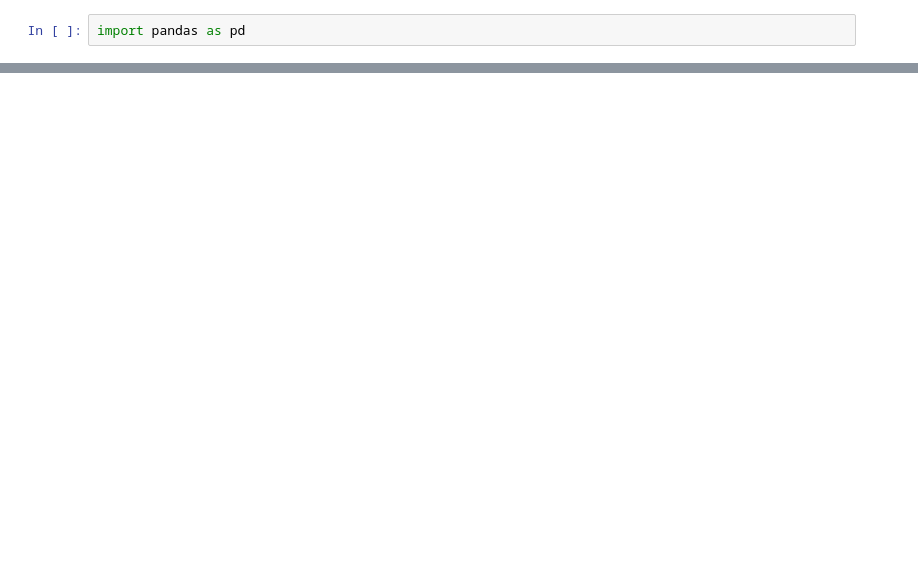
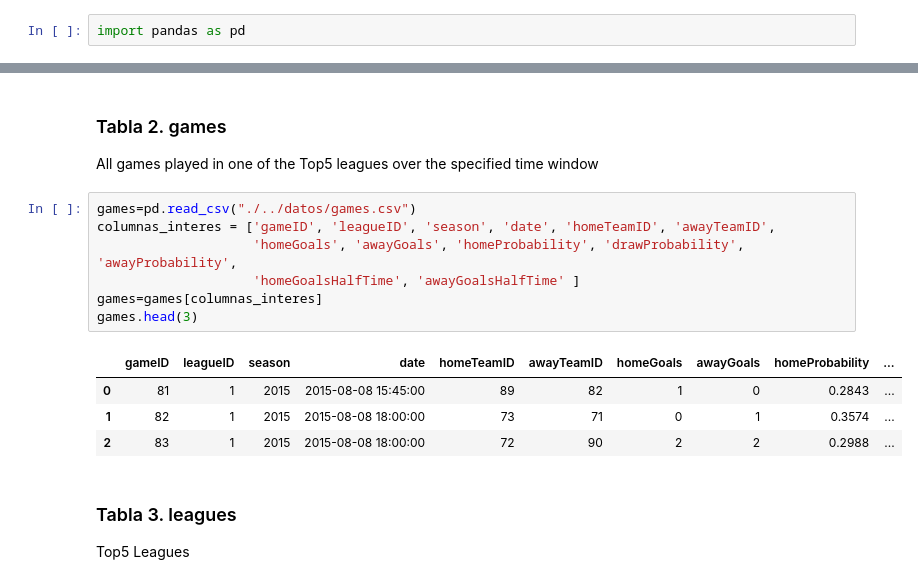
Before and after one commit to kevinerv/proyecto-portafolio, a Jupyter notebook: notebooks/analisis_inicial.ipynb, the cells around one changed output, grey strips where cells are left out. Drawn from its saved outputs; the diff is of its cells as text; blank space fills up the shorter version.

```diff
--- a/notebooks/analisis_inicial.ipynb
+++ b/notebooks/analisis_inicial.ipynb
@@ -2,0 +22,18 @@ import pandas as pd
+# %% [markdown]
+### Tabla 2. games
+All games played in one of the Top5 leagues over the specified time window
+# %%
+games=pd.read_csv("./../datos/games.csv")
+columnas_interes = ['gameID', 'leagueID', 'season', 'date', 'homeTeamID', 'awayTeamID',
+                    'homeGoals', 'awayGoals', 'homeProbability', 'drawProbability', 'awayProbability',
+                    'homeGoalsHalfTime', 'awayGoalsHalfTime' ]
+games=games[columnas_interes]
+games.head(3)
+# %% [output]
+|  | gameID | leagueID | season | date | homeTeamID | awayTeamID | homeGoals | awayGoals | homeProbability | ... |
+| 0 | 81 | 1 | 2015 | 2015-08-08 15:45:00 | 89 | 82 | 1 | 0 | 0.2843 | ... |
+| 1 | 82 | 1 | 2015 | 2015-08-08 18:00:00 | 73 | 71 | 0 | 1 | 0.3574 | ... |
+| 2 | 83 | 1 | 2015 | 2015-08-08 18:00:00 | 72 | 90 | 2 | 2 | 0.2988 | ... |
+# %% [markdown]
+### Tabla 3. leagues
+Top5 Leagues
```
Also changed, not shown: parts of 34 cells of this notebook, 5 other files.
